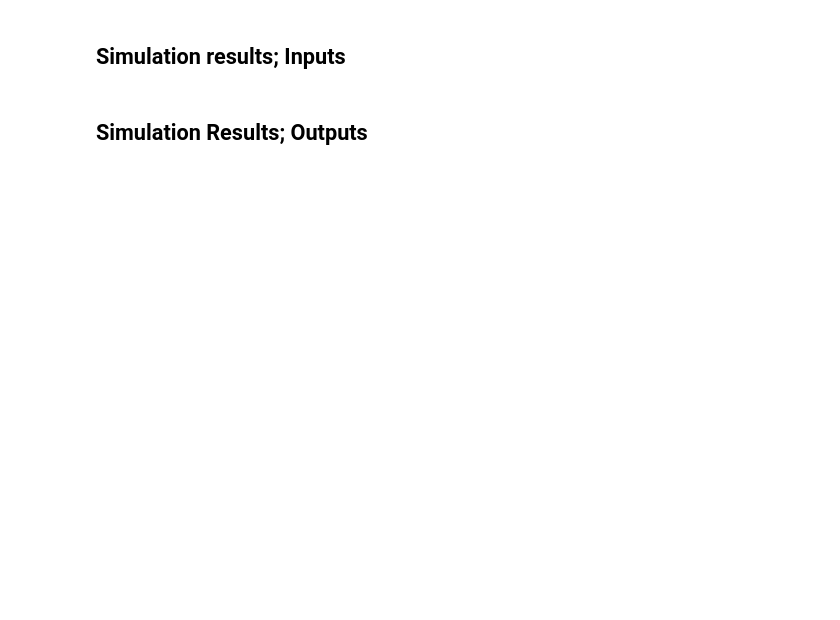
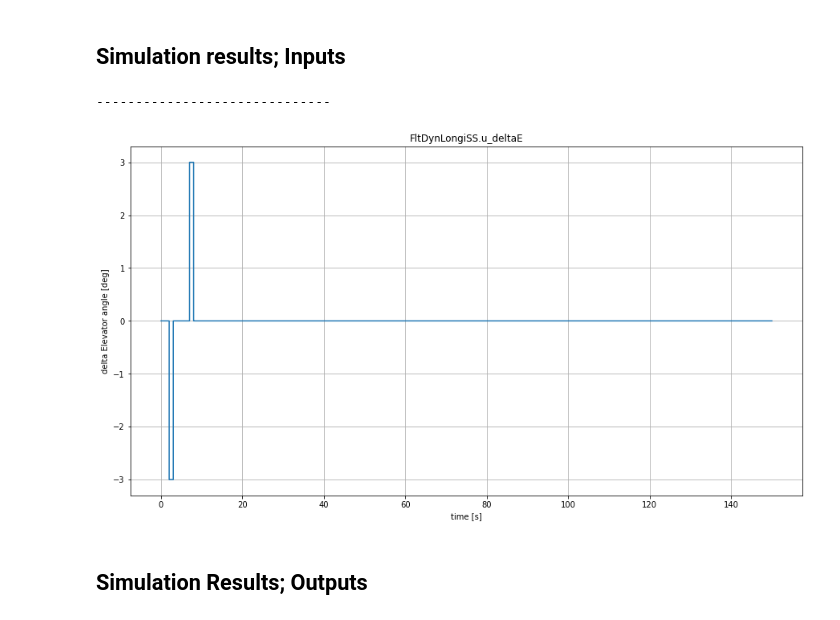
Before and after one commit to zeta-plusplus/ipynbs4OMPython, a Jupyter notebook: AircraftDynamics/RigidBodyFDM.Examples.sampleAircrafts.LongitudinalLTISS00_ex02_rev001.ipynb, the cells around one changed output. Saved outputs shown, nothing was run; the diff lists cells and outputs as text; code cells hidden in the pictures; blank space fills up the shorter version.

```diff
--- a/AircraftDynamics/RigidBodyFDM.Examples.sampleAircrafts.LongitudinalLTISS00_ex02_rev001.ipynb
+++ b/AircraftDynamics/RigidBodyFDM.Examples.sampleAircrafts.LongitudinalLTISS00_ex02_rev001.ipynb
@@ -339,7 +341,7 @@ iRunEnd=4
 param2change="Flt2Fluid.MN_paramInput"
 valBegin=0.1
 deltaVal=0.1
-stopTime=70.0
+stopTime=150.0
 
 #****************************************
 #    User must NOT edit code below
@@ -608,15 +681,18 @@ print('------------------------------')
 <h2>Simulation results; Inputs</h2>
 # %%
 i_df=1
-varName="LenoirCycle.par_Vol1"
-ylabel='Volume [m3]'
+varName="FltDynLongiSS.u_deltaE"
+ylabel='delta Elevator angle [deg]'
 
 time= df[i_df].loc[:,'time']
-var= df[i_df].loc[:,varName]
+var= df[i_df].loc[:,varName]*180.0/math.pi
 fig.append(plt.figure(figsize=(15,8)))
 plt.xlabel('time [s]')
 plt.ylabel(ylabel)
 plt.plot(time, var)
 plt.title(varName)
 plt.grid()
 print('------------------------------')
+# %% [output]
+------------------------------
+[figure, added]
```
Also changed, not shown: parts of 31 cells of this notebook, 1 other file.
